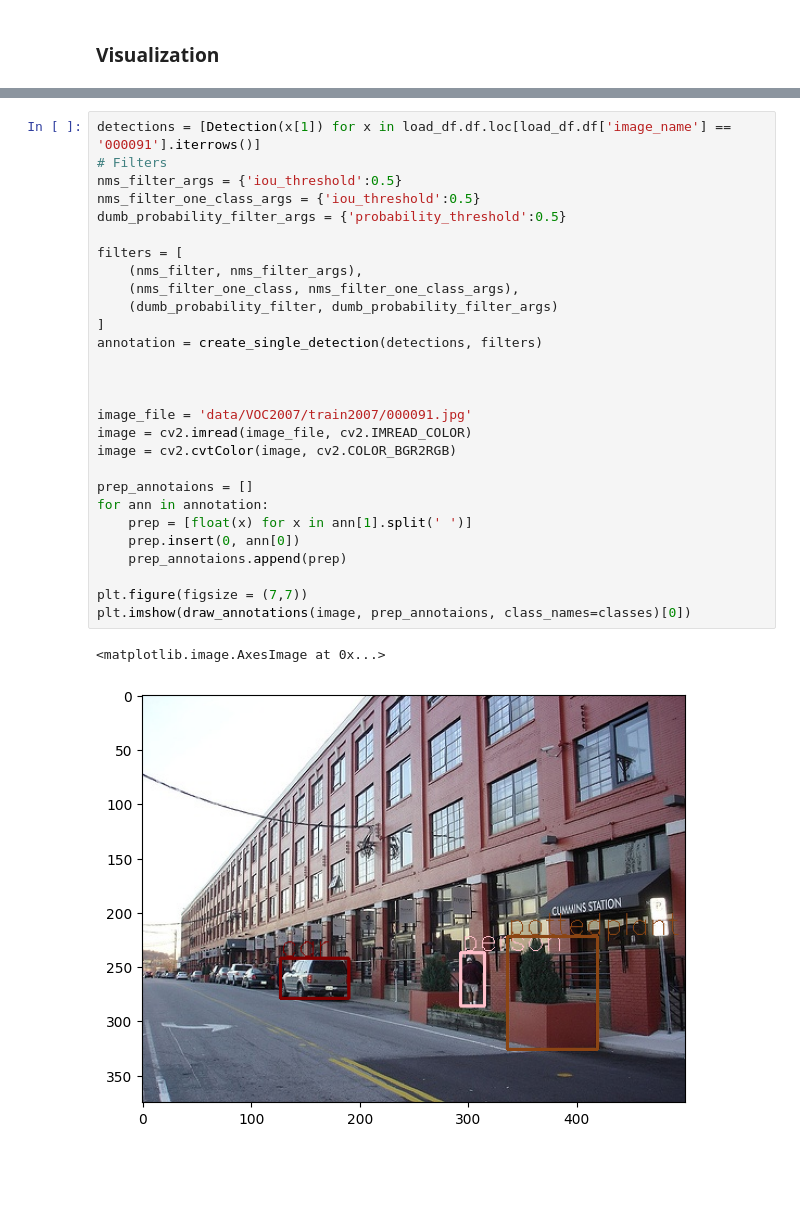
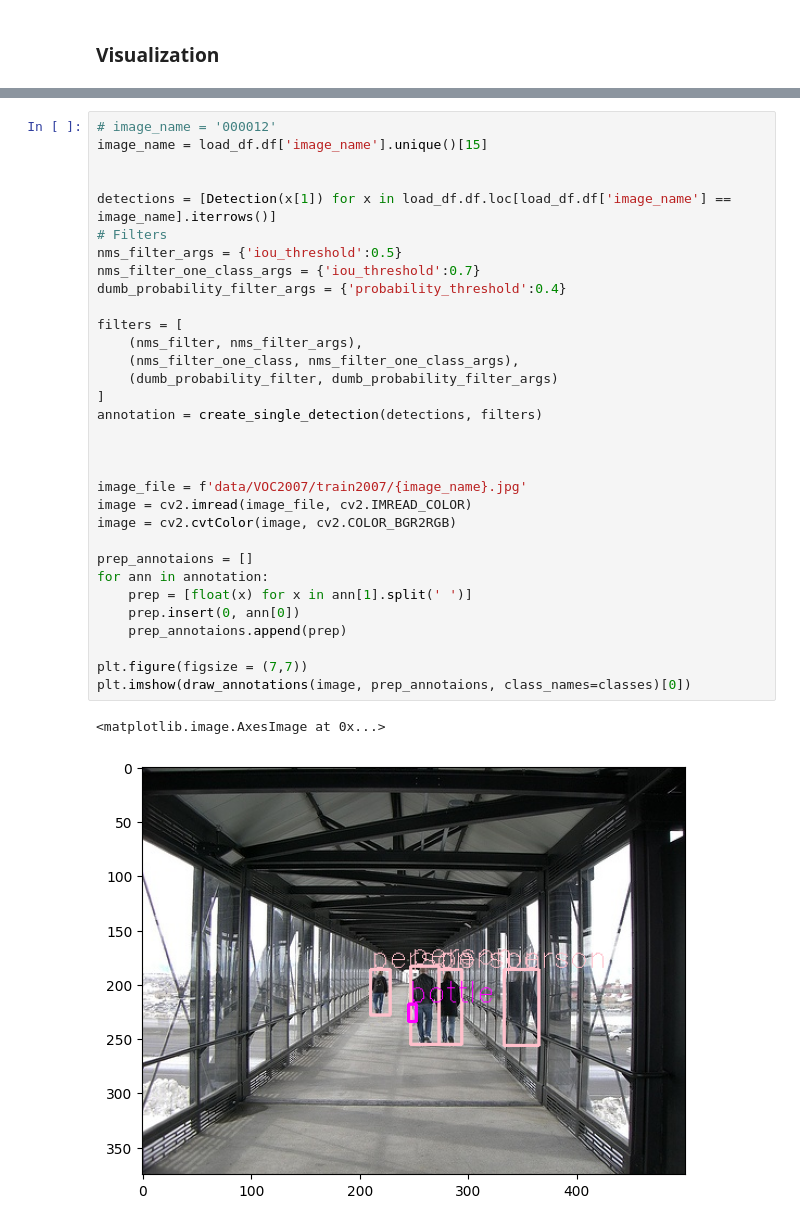
Before and after one commit to NikolayKn/Pseudo_label_Grounding_DINO, a Jupyter notebook: notebooks/create_annotation.ipynb, the cells around one changed output, grey strips where cells are left out. Cells and saved outputs as stored; diff of their text form; blank space fills up the shorter version.

```diff
--- a/notebooks/create_annotation.ipynb
+++ b/notebooks/create_annotation.ipynb
@@ -136,31 +181,35 @@ create_annotations(save_path='data/annotations_nms_one_cls_0.7_nms_0.6_p_0.4/',
 # %%
-detections = [Detection(x[1]) for x in load_df.df.loc[load_df.df['image_name'] == '000091'].iterrows()]
+# image_name = '000012'
+image_name = load_df.df['image_name'].unique()[15]
+
+
+detections = [Detection(x[1]) for x in load_df.df.loc[load_df.df['image_name'] == image_name].iterrows()]
 # Filters
 nms_filter_args = {'iou_threshold':0.5}
-nms_filter_one_class_args = {'iou_threshold':0.5}
-dumb_probability_filter_args = {'probability_threshold':0.5}
+nms_filter_one_class_args = {'iou_threshold':0.7}
+dumb_probability_filter_args = {'probability_threshold':0.4}
 
 filters = [
     (nms_filter, nms_filter_args),
     (nms_filter_one_class, nms_filter_one_class_args),
     (dumb_probability_filter, dumb_probability_filter_args)
 ]
 annotation = create_single_detection(detections, filters)
 
 
 
-image_file = 'data/VOC2007/train2007/000091.jpg'
+image_file = f'data/VOC2007/train2007/{image_name}.jpg'
 image = cv2.imread(image_file, cv2.IMREAD_COLOR)
 image = cv2.cvtColor(image, cv2.COLOR_BGR2RGB)
 
 prep_annotaions = []
 for ann in annotation:
     prep = [float(x) for x in ann[1].split(' ')]
     prep.insert(0, ann[0])
     prep_annotaions.append(prep)
 
 plt.figure(figsize = (7,7))
 plt.imshow(draw_annotations(image, prep_annotaions, class_names=classes)[0])
 # %% [output]
 <matplotlib.image.AxesImage at 0x...>
-[figure, old version]
+[figure, new version]
```
Also changed, not shown: parts of 8 cells of this notebook, 6 other files.
